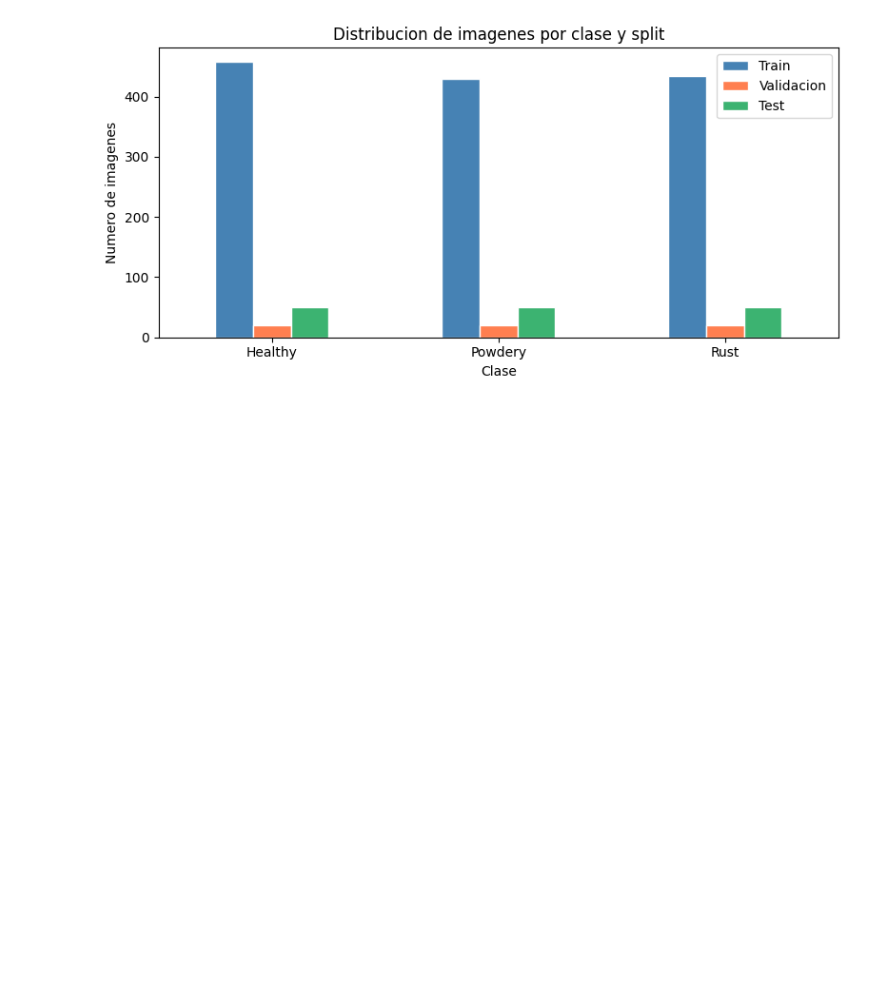
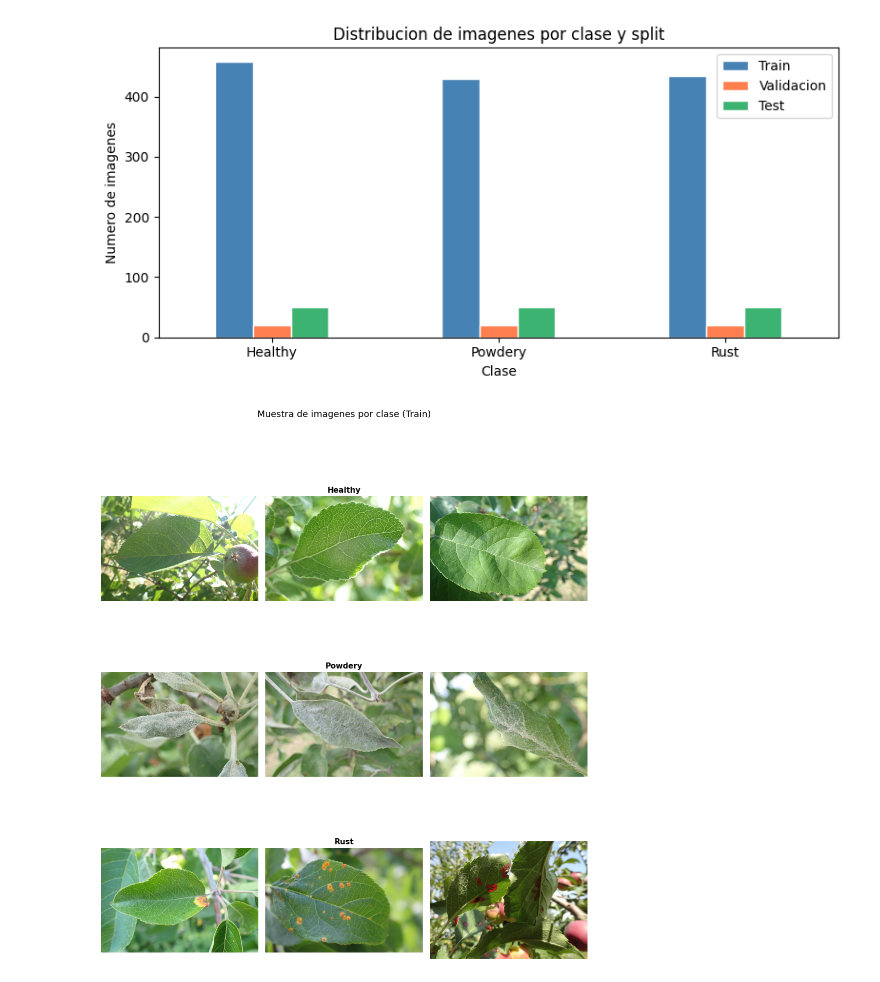
Before and after one commit to hugo1911/ProyectoICOP2, a Jupyter notebook: ICOP2_Deteccion_de_planta.ipynb, the cells around one changed output. Drawn from its saved outputs; the diff is of its cells as text; code cells hidden in the pictures; blank space fills up the shorter version.

Commit message:
3 muestras de imagenes por clae y grafica de como se distrubuyen los pixeles de las imagenes tanto ancho como altos

```diff
--- a/ICOP2_Deteccion_de_planta.ipynb
+++ b/ICOP2_Deteccion_de_planta.ipynb
@@ -138,3 +138,21 @@ Rust       434          20    50
 
 Total — Train: 1322 | Val: 60 | Test: 150
 [figure]
+# %%
+import matplotlib.image as mpimg
+
+# Visualizacion de 3 imagenes por clase
+fig, axes = plt.subplots(len(classes), 3, figsize=(10, 4 * len(classes)))
+for row, cls in enumerate(classes):
+    cls_path = os.path.join(TRAIN_DIR, cls)
+    imgs_files = os.listdir(cls_path)[:3]
+    for col, fname in enumerate(imgs_files):
+        img = mpimg.imread(os.path.join(cls_path, fname))
+        axes[row][col].imshow(img)
+        axes[row][col].set_title(f"{cls}" if col == 1 else "", fontsize=11, fontweight='bold')
+        axes[row][col].axis('off')
+plt.suptitle('Muestra de imagenes por clase (Train)', fontsize=13, y=1.01)
+plt.tight_layout()
+plt.show()
+# %% [output]
+[figure, added]
```
Also changed, not shown: parts of 1 cell of this notebook.
